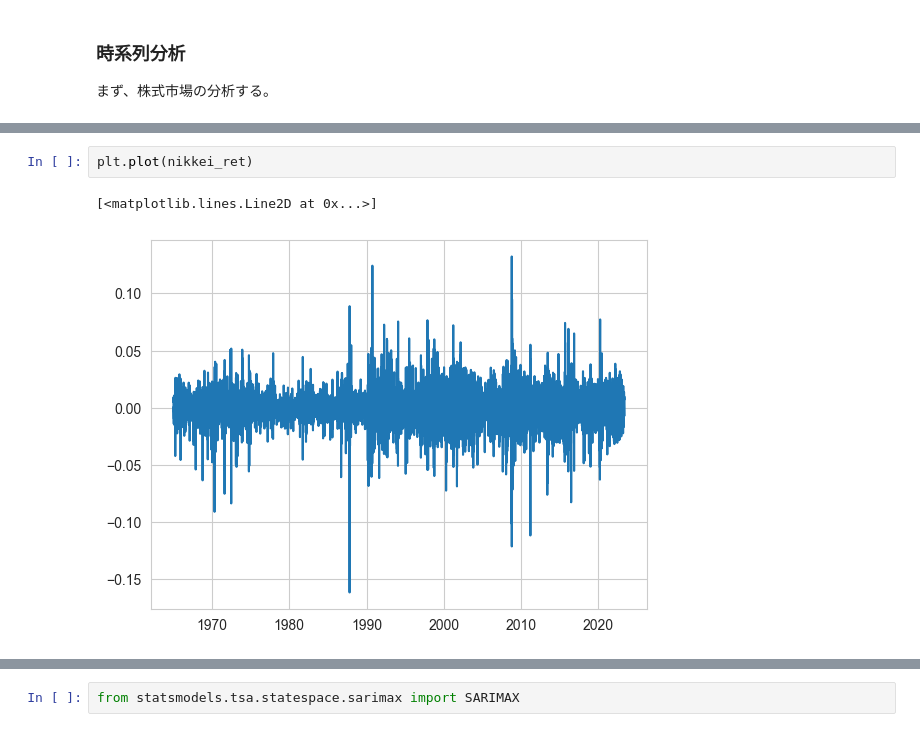
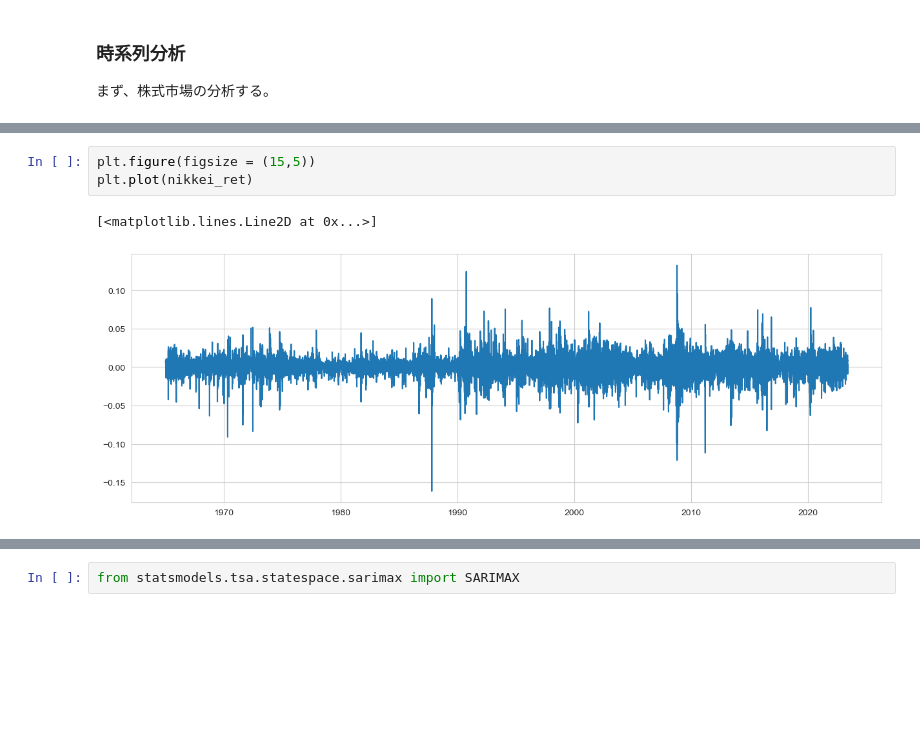
Before and after one commit to Tommylee1013/JapaneseIssue, a Jupyter notebook: TimeSeries.ipynb, the cells around one changed output, grey strips where cells are left out. Cells and saved outputs as stored; diff of their text form; blank space fills up the shorter version.

```diff
--- a/TimeSeries.ipynb
+++ b/TimeSeries.ipynb
@@ -192,8 +221,9 @@ Name: Adj Close, Length: 14350, dtype: float64
 # %%
+plt.figure(figsize = (15,5))
 plt.plot(nikkei_ret)
 # %% [output]
 [<matplotlib.lines.Line2D at 0x...>]
-[figure, old version]
+[figure, new version]
 # %%
 import statsmodels.tsa.stattools as tsa
 from statsmodels.graphics.tsaplots import plot_acf, plot_pacf
```
Also changed, not shown: parts of 70 cells of this notebook, 6 other files.
